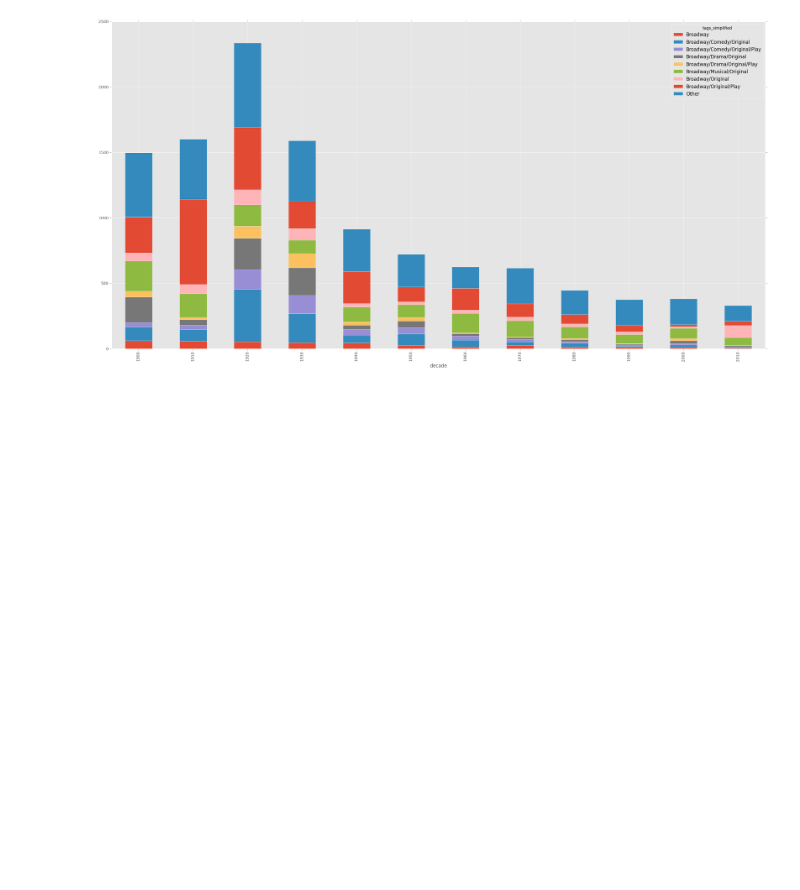
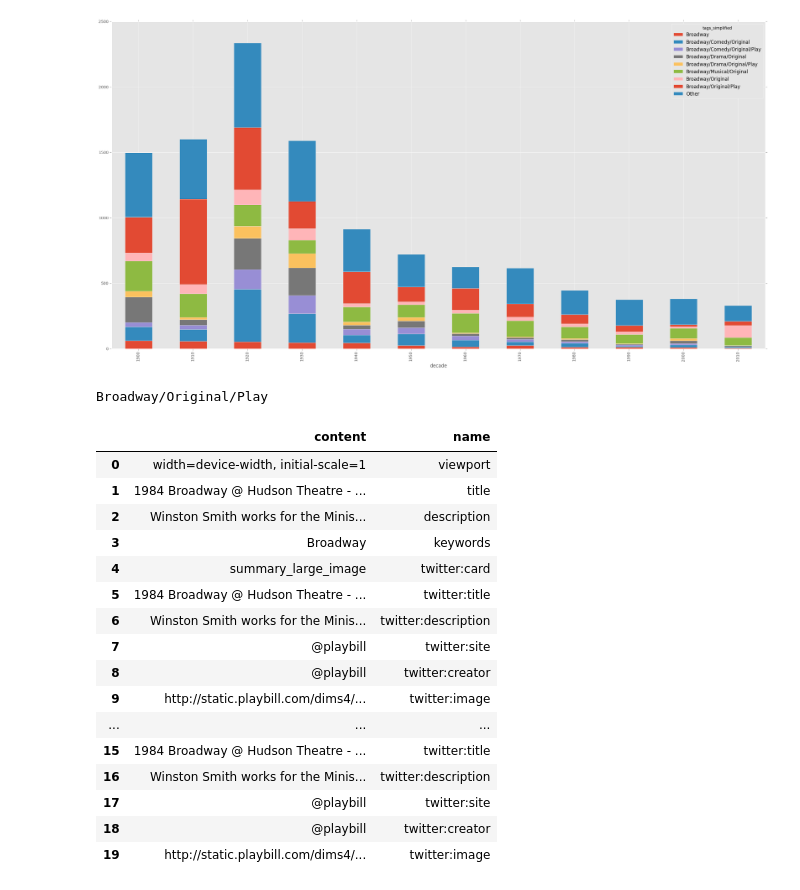
Before and after one commit to kebuhcah/purgation, a Jupyter notebook: playbill_basic.ipynb, the cells around one changed output. Cells and saved outputs as stored; diff of their text form; code cells hidden in the pictures; blank space fills up the shorter version.

Commit message:
parse meta tags

```diff
--- a/playbill_basic.ipynb
+++ b/playbill_basic.ipynb
@@ -152,6 +152,46 @@ Shows[(Shows.year>1900)].groupby(['decade','tags_simplified']).nunique()['urlMin
 # %% [output]
 <matplotlib.axes._subplots.AxesSubplot at 0x...>
 [figure]
+# %%
+T = DataFrame()
+
+for url in list(Shows[Shows['year'] == 2017]['url']):
+    filename = (url + '.html')[1:]
+    if (os.path.isfile(filename)):
+        f = open(filename)
+        bs = BeautifulSoup(f.read())
+        f.close()
+        print '/'.join(getTagsFromBs(bs))
+
+        T = DataFrame([{'content': meta['content'], 'name': meta['name']} for meta in bs.find_all('meta') if meta.has_attr('content') and meta.has_attr('name')])
+
+        bs.decompose()
+        gc.collect() #BeautifulSoup memory leak!!!! :(((
+        #print ".",
+    else:
+        print filename + ' not found'
+    break
+
+T
+# %% [output]
+Broadway/Original/Play
+|  | content | name |
+| 0 | width=device-width, initial-scale=1 | viewport |
+| 1 | 1984 Broadway @ Hudson Theatre - ... | title |
+| 2 | Winston Smith works for the Minis... | description |
+| 3 | Broadway | keywords |
+| 4 | summary_large_image | twitter:card |
+| 5 | 1984 Broadway @ Hudson Theatre - ... | twitter:title |
+| 6 | Winston Smith works for the Minis... | twitter:description |
+| 7 | @playbill | twitter:site |
+| 8 | @playbill | twitter:creator |
+| 9 | http://static.playbill.com/dims4/... | twitter:image |
+| ... | ... | ... |
+| 15 | 1984 Broadway @ Hudson Theatre - ... | twitter:title |
+| 16 | Winston Smith works for the Minis... | twitter:description |
+| 17 | @playbill | twitter:site |
+| 18 | @playbill | twitter:creator |
+| 19 | http://static.playbill.com/dims4/... | twitter:image |
 # %%
 t = Shows[(Shows.year>1900)] \
     .groupby(['decade','isComedy']).nunique()['urlMinusVaultId'].unstack() #.plot.bar(stacked=True,figsize=(30,15))
```
